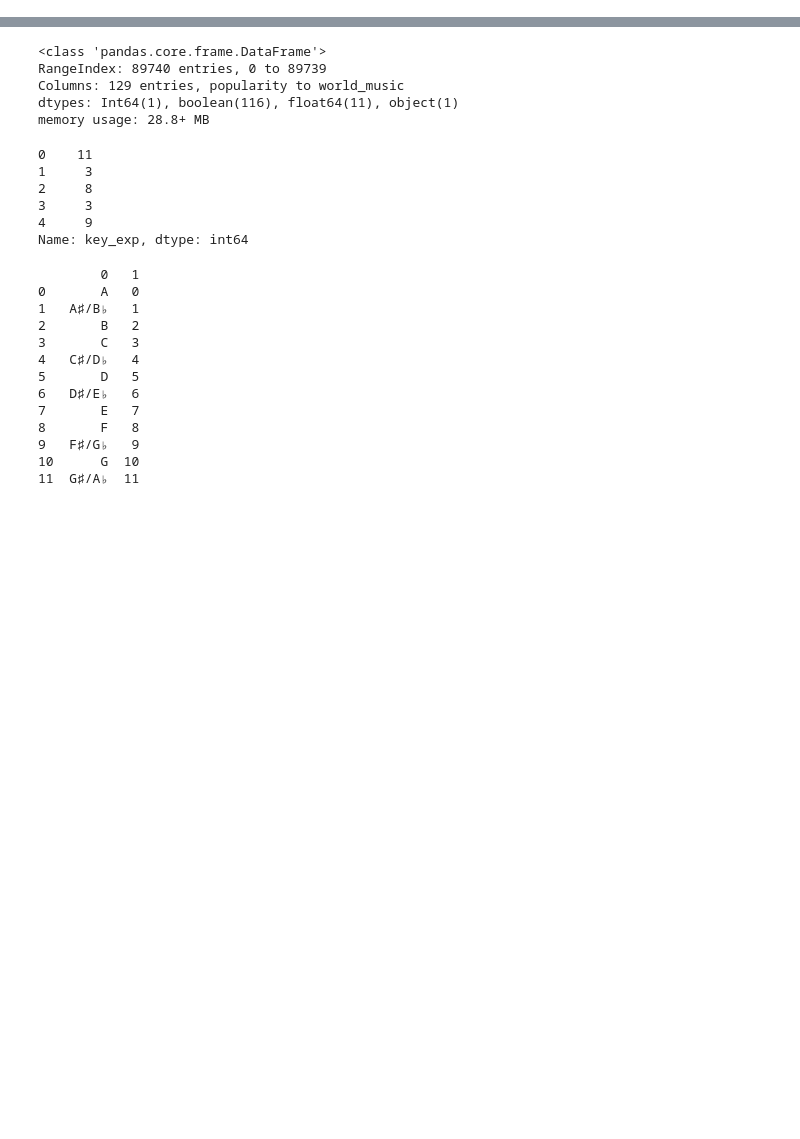
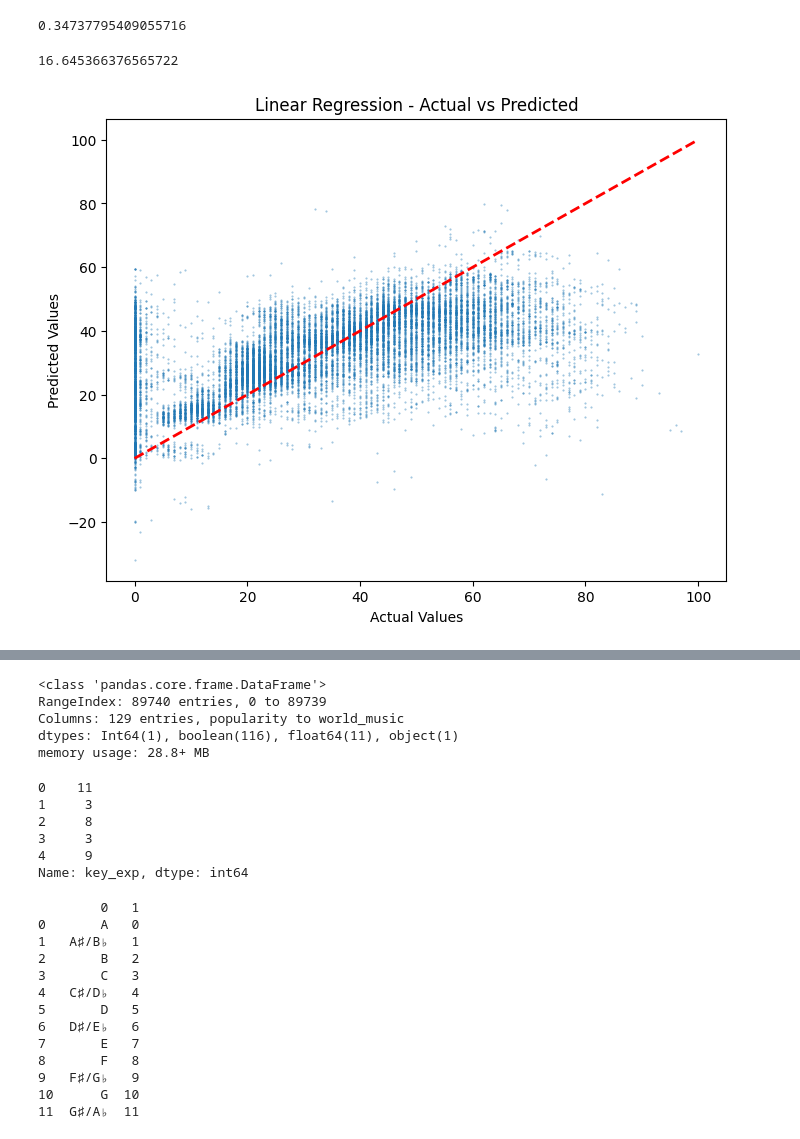
Before and after one commit to cathaldunne11/spotify_tracks, a Jupyter notebook: modeling_prep.ipynb, the cells around one changed output, grey strips where cells are left out. Drawn from its saved outputs; the diff is of its cells as text; code cells hidden in the pictures; blank space fills up the shorter version.

```diff
--- a/modeling_prep.ipynb
+++ b/modeling_prep.ipynb
@@ -16,0 +21,12 @@ The next step is to decide what techniques to run on this dataset to try and pre
+# %%
+# drop irrelevant fields from features list
+df_lr = tracks_df.drop(['track_id', 'artists', 'album_name', 'track_name',
+                 'artist_alnum', 'album_alnum', 'track_alnum', 'key', 'mode_exp', 'key_exp_all',
+                 'time_signature', 'duration_ms', 'duration_min', 'duration_min_rnd0', 'instrumentalness_rnd',
+                 'danceability_rnd', 'energy_rnd', 'loudness_rnd', 'speechiness_rnd',
+                 'acousticness_rnd', 'liveness_rnd', 'valence_rnd', 'tempo_rnd']
+                ,  axis = 1)
+# %%
+# one-hot encode the key_exp variable as it is multilevel
+df_lr2 = pd.get_dummies(df_lr, columns = ['key_exp'], drop_first = True)
+df_lr2.head()
@@ -16,0 +41,15 @@ The next step is to decide what techniques to run on this dataset to try and pre
+# %%
+# split into features and response, then into training and test
+X_lr = df_lr2.drop(columns = 'popularity')
+y_lr = df_lr2['popularity']
+
+X_train_lr, X_test_lr, y_train_lr, y_test_lr = train_test_split(
+    X_lr, y_lr, test_size=0.2, random_state=42
+)
+# %%
+# instantiate and fit linear regression  model
+model_lr = LinearRegression()
+model_lr.fit(X_train_lr, y_train_lr)
+
+# make predictions using the test data
+y_pred_lr = model_lr.predict(X_test_lr)
@@ -16,0 +63,22 @@ The next step is to decide what techniques to run on this dataset to try and pre
+# %%
+print(r2_lr)
+# %% [output]
+0.34737795409055716
+# %%
+print(rmse_lr)
+# %% [output]
+16.645366376565722
+# %%
+# plot the predicted variables against the actual and plot the residual plot
+import matplotlib.pyplot as plt
+
+# Actual vs Predicted
+plt.figure(figsize=(8, 6))
+plt.scatter(y_test_lr, y_pred_lr, alpha=0.5, s = 0.2)
+plt.plot([y_test_lr.min(), y_test_lr.max()], [y_test_lr.min(), y_test_lr.max()], 'r--', lw=2)
+plt.xlabel('Actual Values')
+plt.ylabel('Predicted Values')
+plt.title('Linear Regression - Actual vs Predicted')
+plt.show()
+# %% [output]
+[figure, added]
```
Also changed, not shown: parts of 12 cells of this notebook, 4 other files.
